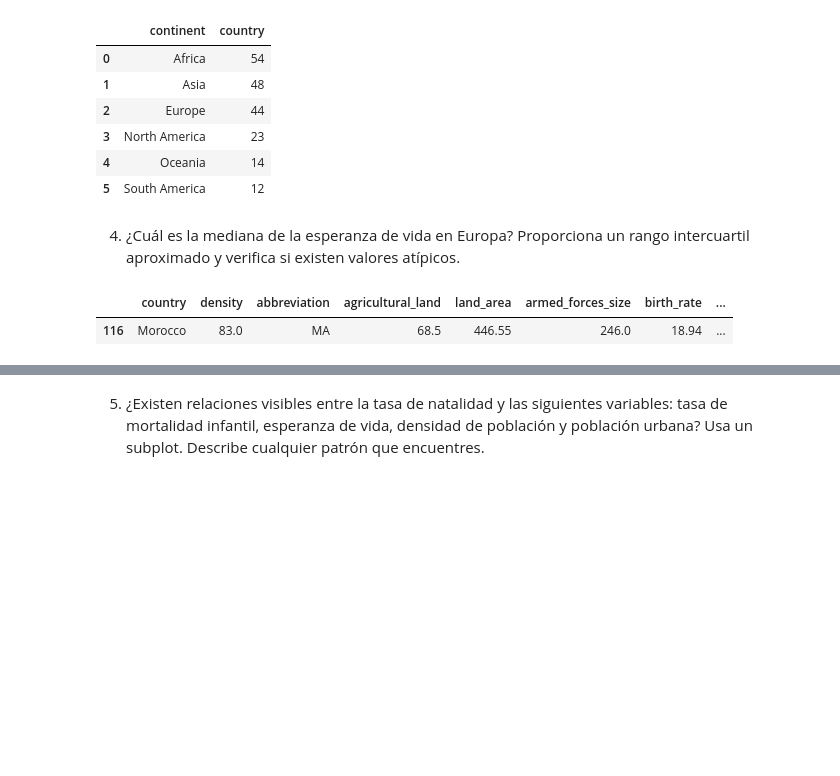
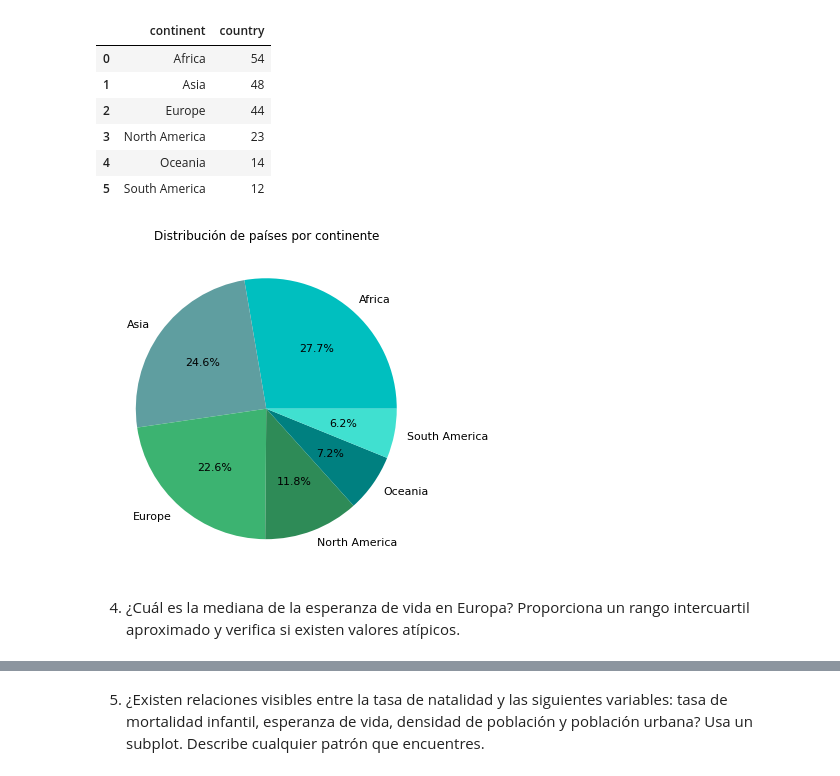
Before and after one commit to DianaG92/adalab-pair_programming-modulo3, a Jupyter notebook: promoH-modulo3-pairprogramming-Visualizacion-DIANA_ISA.ipynb, the cells around one changed output, grey strips where cells are left out. Saved outputs shown, nothing was run; the diff lists cells and outputs as text; code cells hidden in the pictures; blank space fills up the shorter version.

```diff
--- a/promoH-modulo3-pairprogramming-Visualizacion-DIANA_ISA.ipynb
+++ b/promoH-modulo3-pairprogramming-Visualizacion-DIANA_ISA.ipynb
@@ -88,22 +88,19 @@ pais_por_continente
 | 4 | Oceania | 14 |
 | 5 | South America | 12 |
 # %%
-plt.pie("continent", labels= "continent",
+colores = ["c", "cadetblue", "mediumseagreen", "seagreen", "teal", "turquoise", "lightseagreen"]
+plt.figure(figsize = (6, 6), facecolor = "white")
+
+plt.pie("country", labels= "continent",
         data = pais_por_continente,
-        autopct=  '%1.1f%%',
-        textprops={'fontsize': 8},
-        startangle=90);
+        autopct = "%1.1f%%",
+        colors = colores,
+        textprops={"fontsize": 11})
 
-plt.xticks(rotation = 90)
-
-plt.xlabel("Continentes")
-plt.ylabel("Número de países")
+plt.xticks(rotation = 90);
 
 plt.title("Distribución de países por continente");
+# %% [output]
+[figure, added]
 # %% [markdown]
 4. ¿Cuál es la mediana de la esperanza de vida en Europa? Proporciona un rango intercuartil aproximado y verifica si existen valores atípicos.
-# %%
-df.sample(1)
-# %% [output]
-|  | country | density | abbreviation | agricultural_land | land_area | armed_forces_size | birth_rate | ... |
-| 116 | Morocco | 83.0 | MA | 68.5 | 446.55 | 246.0 | 18.94 | ... |
```
Also changed, not shown: parts of 7 cells of this notebook.
